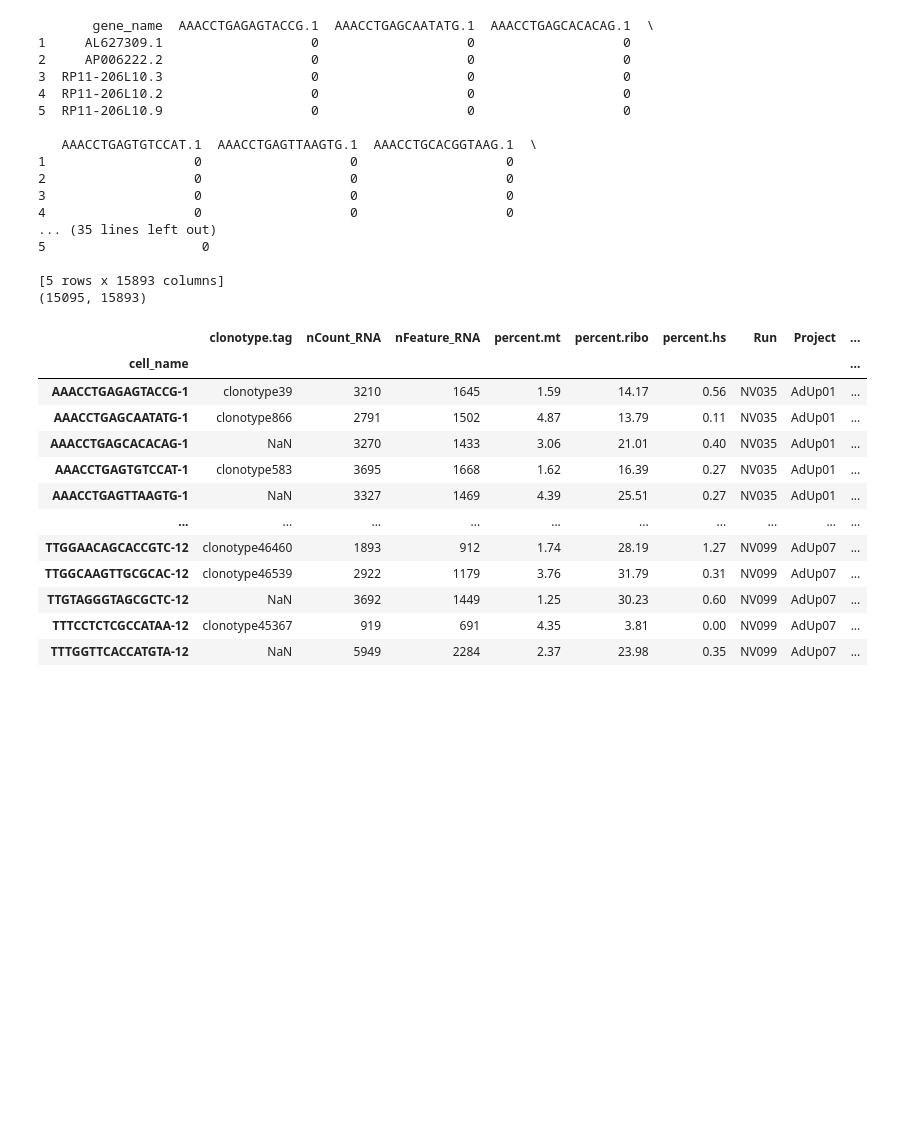
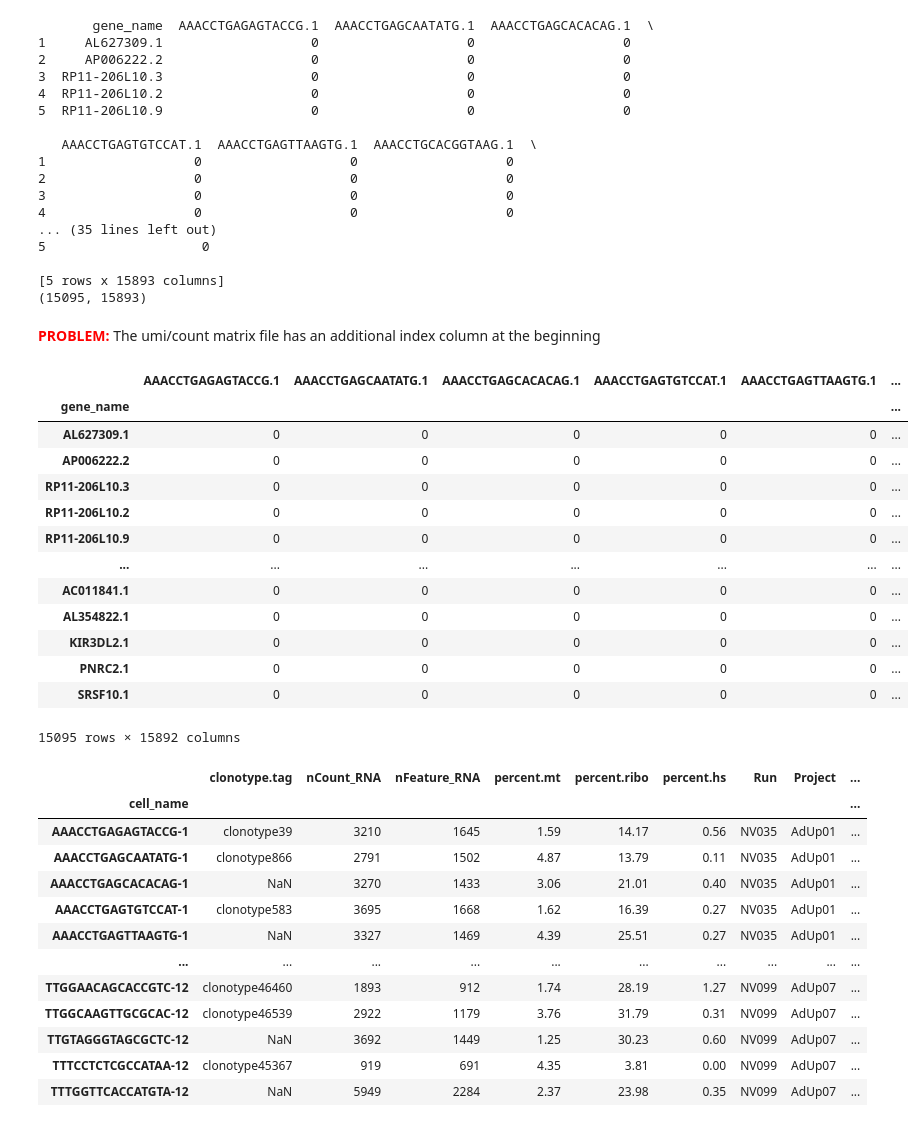
Before and after one commit to tuonglab/pan-paedcancer-scrnaseq, a Jupyter notebook: notebooks/GSE221776.ipynb, the cells around one changed output. Cells and saved outputs as stored; diff of their text form; code cells hidden in the pictures; blank space fills up the shorter version.

```diff
--- a/notebooks/GSE221776.ipynb
+++ b/notebooks/GSE221776.ipynb
@@ -36,6 +36,27 @@ print(cd4_input.shape) # (15095 rows, 15893 columns)
 
 [5 rows x 15893 columns]
 (15095, 15893)
+# %% [markdown]
+<span style="color:red">**PROBLEM:**</span> The umi/count matrix file has an additional index column at the beginning
+# %%
+# Manually set the index of the dataframe
+cd4_input.set_index('gene_name', inplace=True, drop=True)
+cd4_input # (15095 rows, 15892 columns)
+# %% [output]
+|  | AAACCTGAGAGTACCG.1 | AAACCTGAGCAATATG.1 | AAACCTGAGCACACAG.1 | AAACCTGAGTGTCCAT.1 | AAACCTGAGTTAAGTG.1 | ... |
+| gene_name |  |  |  |  |  | ... |
+| AL627309.1 | 0 | 0 | 0 | 0 | 0 | ... |
+| AP006222.2 | 0 | 0 | 0 | 0 | 0 | ... |
+| RP11-206L10.3 | 0 | 0 | 0 | 0 | 0 | ... |
+| RP11-206L10.2 | 0 | 0 | 0 | 0 | 0 | ... |
+| RP11-206L10.9 | 0 | 0 | 0 | 0 | 0 | ... |
+| ... | ... | ... | ... | ... | ... | ... |
+| AC011841.1 | 0 | 0 | 0 | 0 | 0 | ... |
+| AL354822.1 | 0 | 0 | 0 | 0 | 0 | ... |
+| KIR3DL2.1 | 0 | 0 | 0 | 0 | 0 | ... |
+| PNRC2.1 | 0 | 0 | 0 | 0 | 0 | ... |
+| SRSF10.1 | 0 | 0 | 0 | 0 | 0 | ... |
+15095 rows × 15892 columns
 # %%
 # inspect the annotation file
 cd4_annotation_path = '/scratch/user/s4543064/xiaohan-john-project/data/GSE221776/GSE221776_sc_PBT_CD4_annotation.txt.gz'
```
Also changed, not shown: parts of 11 cells of this notebook.
